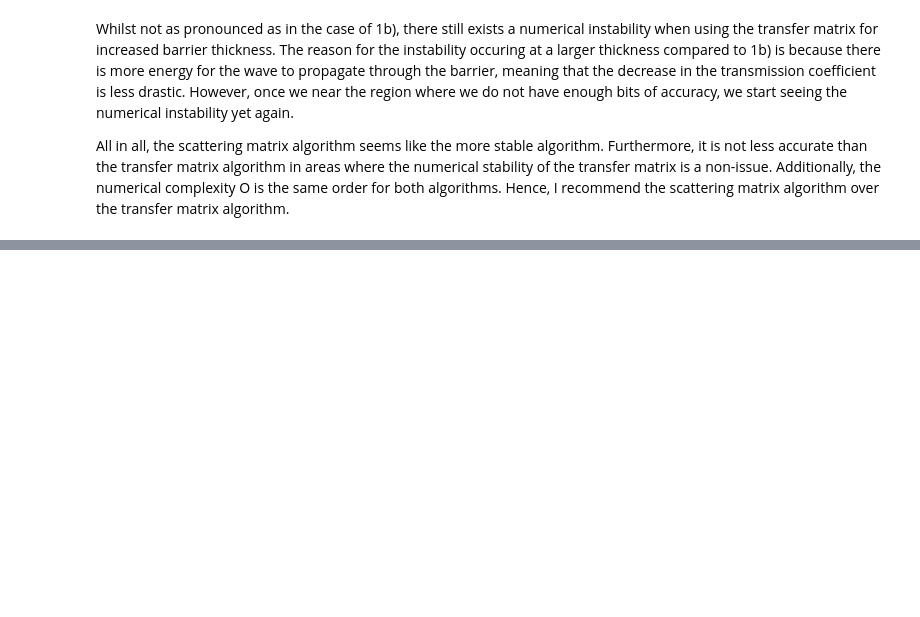
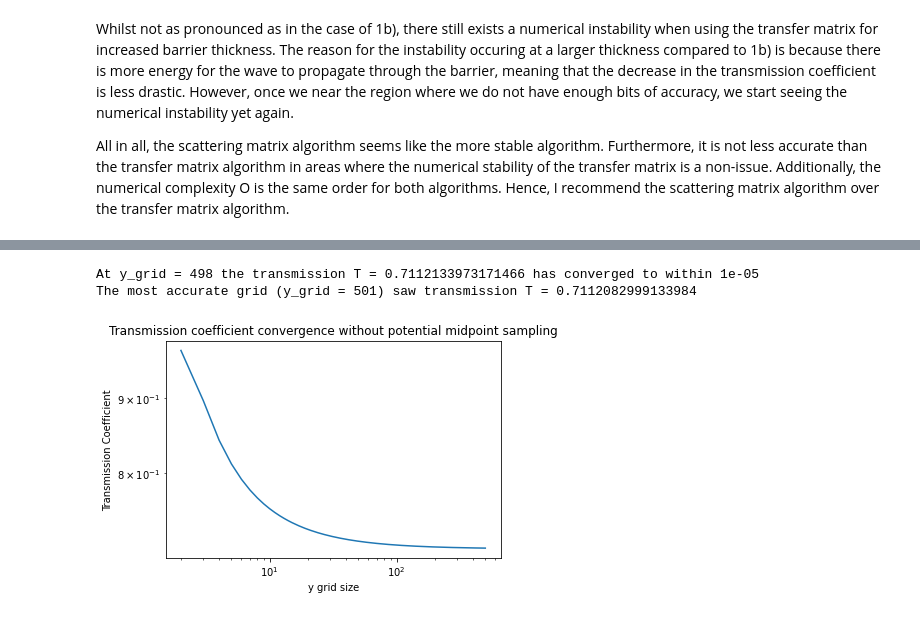
Before and after one commit to KevoSoftworks/computational_physics, a Jupyter notebook: 3_wave_propagation/wave_propagation.ipynb, the cells around one changed output, grey strips where cells are left out. Drawn from its saved outputs; the diff is of its cells as text; code cells hidden in the pictures; blank space fills up the shorter version.

```diff
--- a/3_wave_propagation/wave_propagation.ipynb
+++ b/3_wave_propagation/wave_propagation.ipynb
@@ -209,0 +224,24 @@ At y_grid = 15 the transmission T = 0.7104116309427764 has converged to within 1
+# %%
+T = []
+
+for grid in range(start, end):
+    pot = Potential(-0.5*a, 0.5*a, grid, \
+                   expr = lambda y: V1 - epsilon * (y + 0.5*a), \
+                   outside_range = (lambda _: 0, lambda _: -epsilon * a))
+    sm = ScatterMatrix(pot, lambda_)
+    sm.midpoint = False
+
+    T.append(sm.transmission())
+
+conv_keys = [i for i, _ in enumerate(T[:-1]) if int(round(T[i] / conv)) == int(round(T[-1] / conv))]
+print(f"At y_grid = {conv_keys[0] + start} the transmission T = {T[conv_keys[0]]} has converged to within {conv}")
+print(f"The most accurate grid (y_grid = {len(T) - 1 + start}) saw transmission T = {T[-1]}")
+
+plt.loglog(range(start, end), T)
+plt.xlabel("y grid size")
+plt.ylabel("Transmission Coefficient")
+plt.title("Transmission coefficient convergence without potential midpoint sampling");
+# %% [output]
+At y_grid = 498 the transmission T = 0.7112133973171466 has converged to within 1e-05
+The most accurate grid (y_grid = 501) saw transmission T = 0.7112082999133984
+[figure, added]
```
Also changed, not shown: parts of 21 cells of this notebook.
